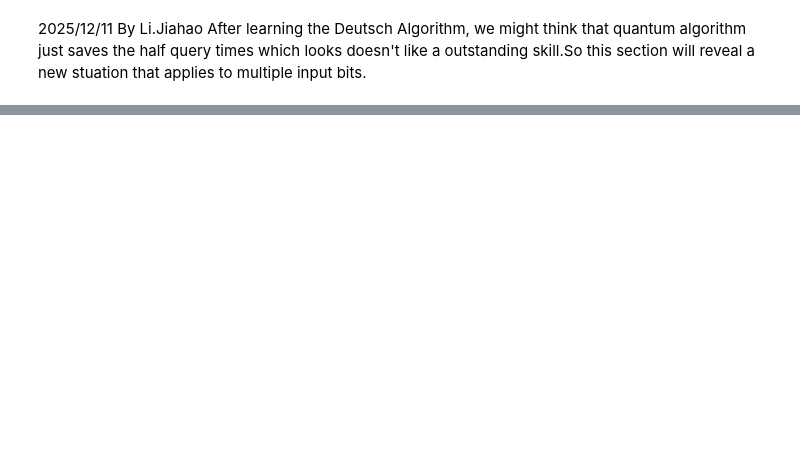
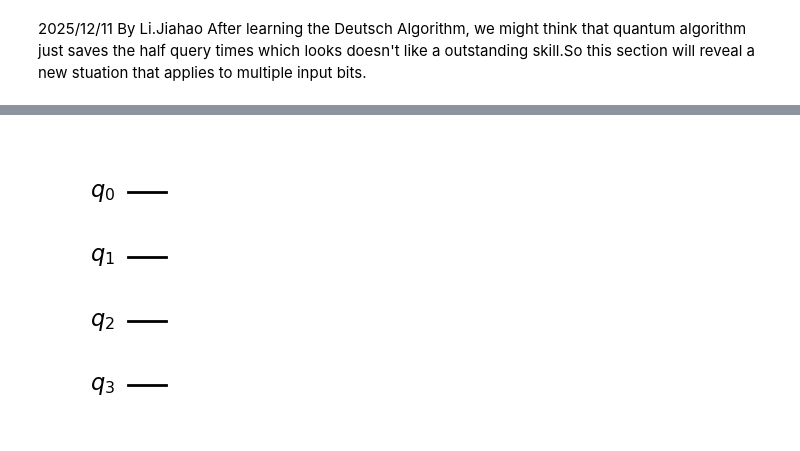
Before and after one commit to Vaguesunrain/MyQuantumLearn, a Jupyter notebook: NoteBook/AlgorithmsLearn/Deutsch-JozsaAlgorithm.ipynb, the cells around one changed output, grey strips where cells are left out. Saved outputs shown, nothing was run; the diff lists cells and outputs as text; code cells hidden in the pictures; blank space fills up the shorter version.

```diff
--- a/NoteBook/AlgorithmsLearn/Deutsch-JozsaAlgorithm.ipynb
+++ b/NoteBook/AlgorithmsLearn/Deutsch-JozsaAlgorithm.ipynb
@@ -8,0 +50,44 @@ After learning the Deutsch Algorithm, we might think that quantum algorithm just
+# %%
+from qiskit import QuantumCircuit
+from qiskit_aer import AerSimulator
+import numpy as np
+
+def dj_query(num_qubits):
+    # Create a circuit implementing for a query gate for a random function
+    # satisfying the promise for the Deutsch-Jozsa problem.
+
+    qc = QuantumCircuit(num_qubits + 1)
+
+    if np.random.randint(0, 2):
+        # Flip output qubit with 50% chance
+        qc.x(num_qubits)
+    if np.random.randint(0, 2):
+        # return constant circuit with 50% chance
+        return qc
+
+    # Choose half the possible input strings
+    on_states = np.random.choice(
+        range(2**num_qubits),  # numbers to sample from
+        2**num_qubits // 2,  # number of samples
+        replace=False,  # makes sure states are only sampled once
+    )
+
+    def add_cx(qc, bit_string):
+        for qubit, bit in enumerate(reversed(bit_string)):
+            if bit == "1":
+                qc.x(qubit)
+        return qc
+
+    for state in on_states:
+        qc.barrier()  # Barriers are added to help visualize how the functions are created.
+        qc = add_cx(qc, f"{state:0b}")
+        qc.mcx(list(range(num_qubits)), num_qubits)
+        qc = add_cx(qc, f"{state:0b}")
+
+    qc.barrier()
+
+    return qc
+
+display(dj_query(3).draw(output="mpl"))
+# %% [output]
+[figure, added]
```
Also changed, not shown: parts of 2 cells of this notebook.
